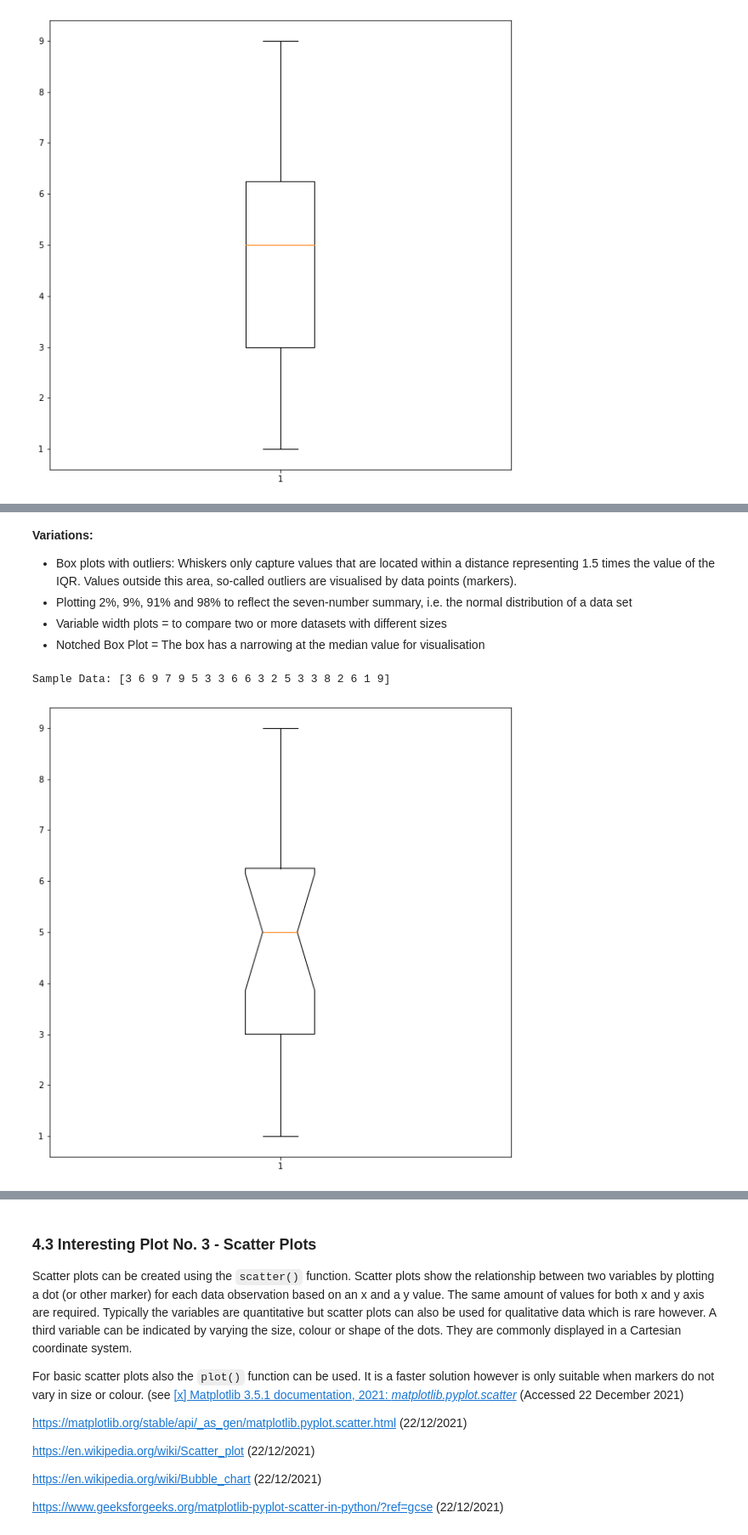
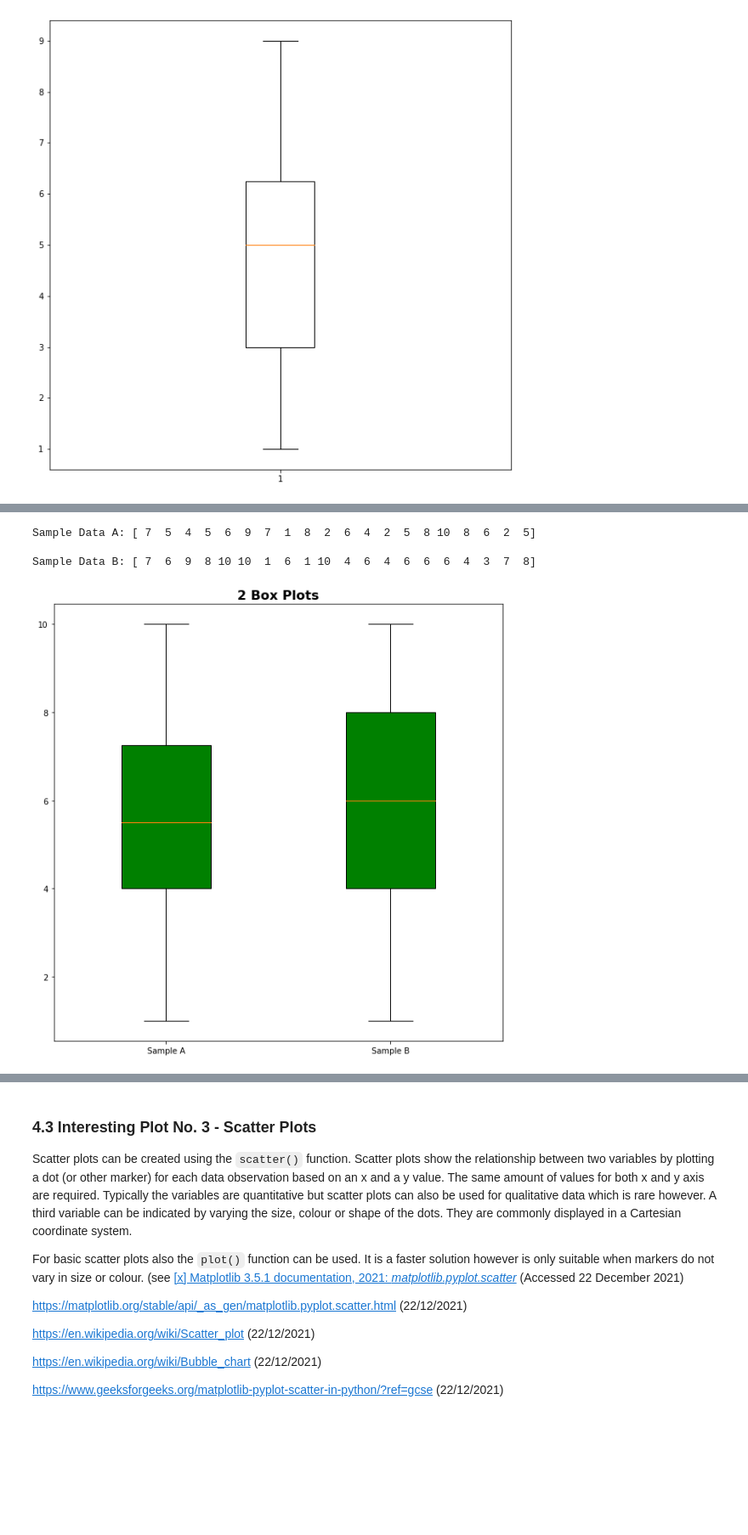
Before and after one commit to ssteffens/fundamentals-data-analysis-assessment, a Jupyter notebook: pyplot.ipynb, the cells around one changed output, grey strips where cells are left out. Shown at 85% size. Cells and saved outputs as stored; diff of their text form; code cells hidden in the pictures; blank space fills up the shorter version.

```diff
--- a/pyplot.ipynb
+++ b/pyplot.ipynb
@@ -790,22 +798,23 @@ plt.show()
-# %% [markdown]
-**Variations:**
-- Box plots with outliers: Whiskers only capture values that are located within a distance representing 1.5 times the value of the IQR. Values outside this area, so-called outliers are visualised by data points (markers).
-- Plotting 2%, 9%, 91% and 98% to reflect the seven-number summary, i.e. the normal distribution of a data set
-- Variable width plots = to compare two or more datasets with different sizes
-- Notched Box Plot = The box has a narrowing at the median value for visualisation
-# %%
-# Example: Ploting a notched box plot
-
-# Create sample data using numpy.random
-rng = np.random.default_rng(seed=1000)
-sample = rng.integers(1, 11, 20)
-
-# Display values of sample
-print("Sample Data: {}\n".format(sample))
-
-# Plot data and display
-plt.boxplot(sample, notch=True)
-plt.show()
-# %% [output]
-Sample Data: [3 6 9 7 9 5 3 3 6 6 3 2 5 3 3 8 2 6 1 9]
-[figure, removed]
+# %%
+# Example: Plotting 2 box plots
+
+# Create sample data using numpy.random
+sample_a = rng.integers(1, 11, 20)
+sample_b = rng.integers(1, 11, 20)
+
+# Display values of sample
+print("Sample Data A: {}\n".format(sample_a))
+print("Sample Data B: {}\n".format(sample_b))
+
+# Adding a title
+plt.title('2 Box Plots')
+
+# Plot data and display
+plt.boxplot([sample_a, sample_b], labels = ['Sample A', 'Sample B'],
+            boxprops = {'facecolor': 'green'}, patch_artist=True, widths = 0.4)
+plt.show()
+# %% [output]
+Sample Data A: [ 7  5  4  5  6  9  7  1  8  2  6  4  2  5  8 10  8  6  2  5]
+
+Sample Data B: [ 7  6  9  8 10 10  1  6  1 10  4  6  4  6  6  6  4  3  7  8]
+[figure, added]
```
Also changed, not shown: parts of 14 cells of this notebook.
